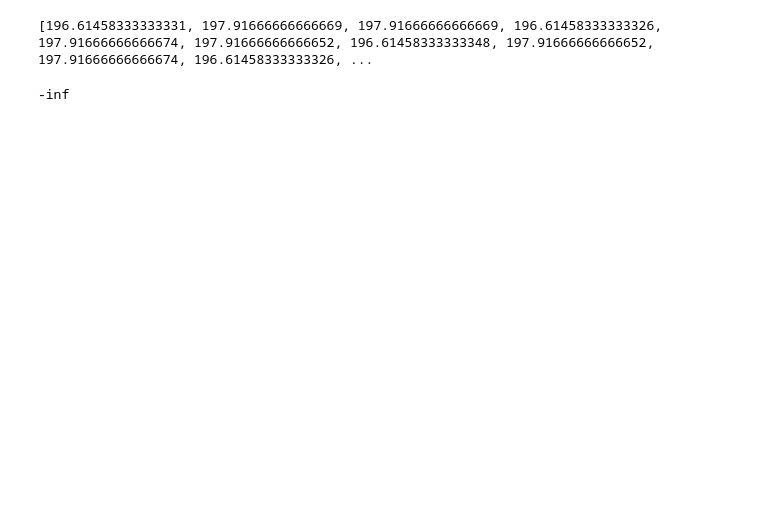
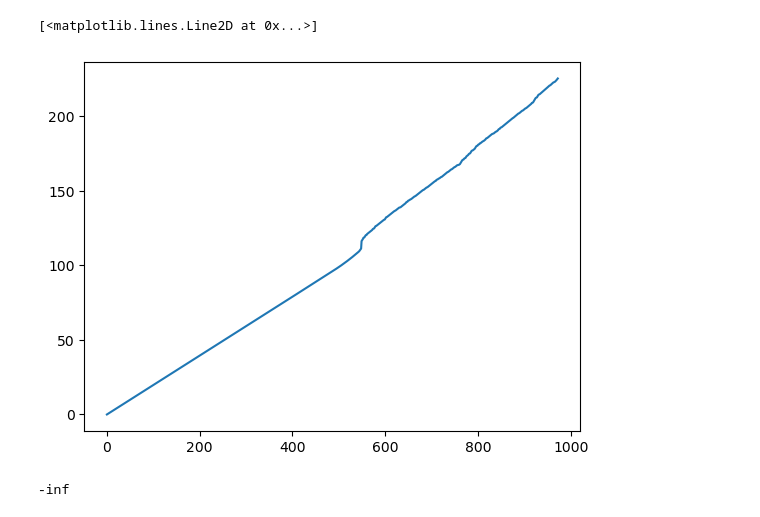
Before and after one commit to josephinecowley/Score-follower, a Jupyter notebook: viterbi_experiments/viterbi_state_duration_models.ipynb, the cells around one changed output. Saved outputs shown, nothing was run; the diff lists cells and outputs as text; code cells hidden in the pictures; blank space fills up the shorter version.

```diff
--- a/viterbi_experiments/viterbi_state_duration_models.ipynb
+++ b/viterbi_experiments/viterbi_state_duration_models.ipynb
@@ -22,7 +39,8 @@ print(score)
-# %%
-print(time_to_next)
-# %% [output]
-[196.61458333333331, 197.91666666666669, 197.91666666666669, 196.61458333333326, 197.91666666666674, 197.91666666666652, 196.61458333333348, 197.91666666666652, 197.91666666666674, 196.61458333333326, ...
+# %%
+plt.plot(cumulative)
+# %% [output]
+[<matplotlib.lines.Line2D at 0x...>]
+[figure, added]
 # %%
 # Create cov_dict
 
```
Also changed, not shown: parts of 18 cells of this notebook, 1 other file.
